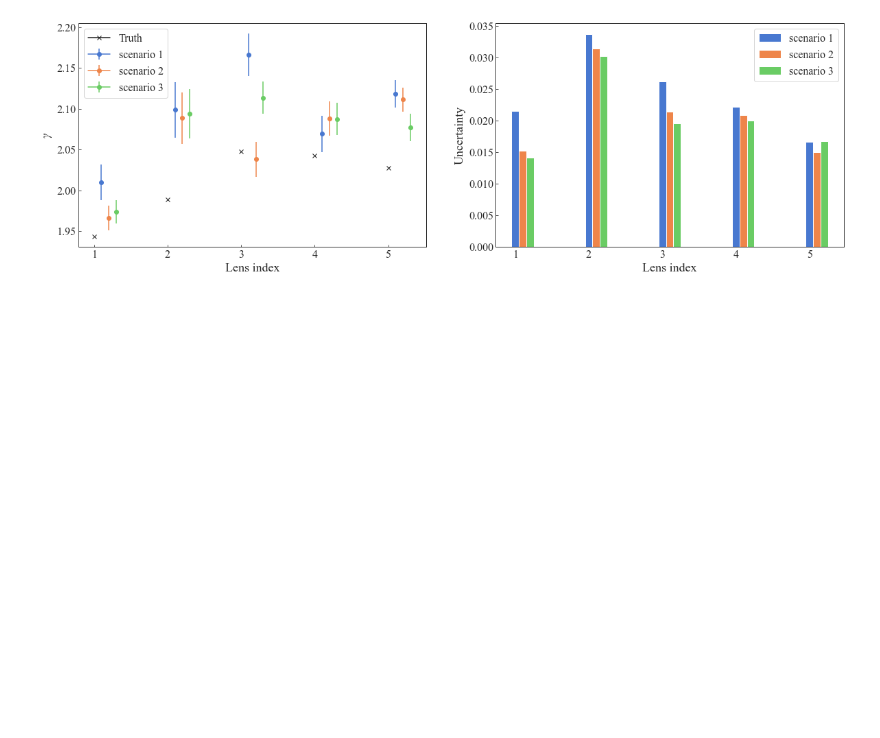
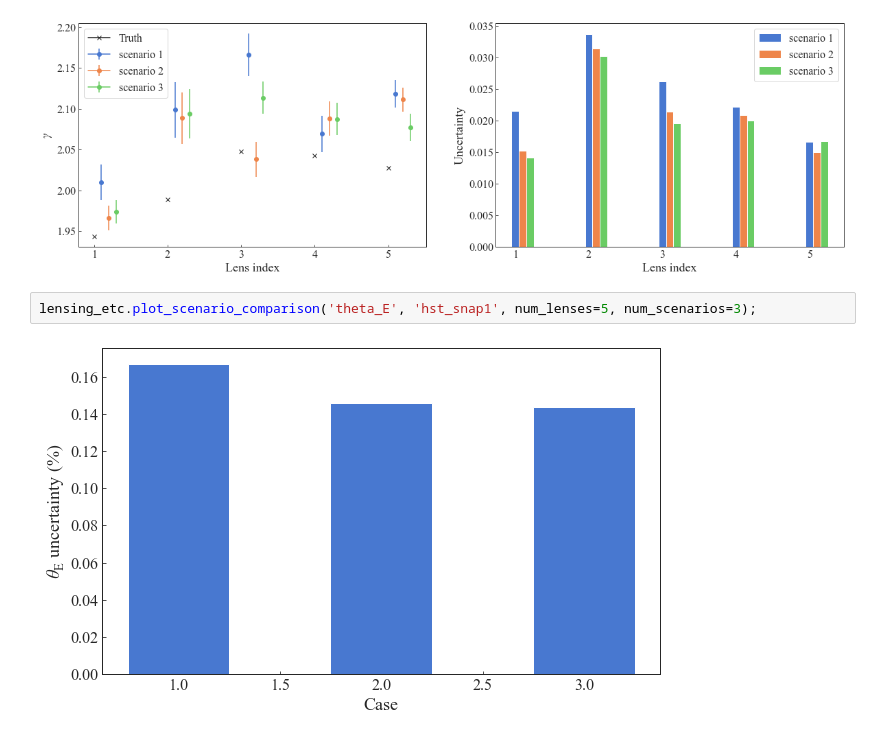
Before and after one commit to ajshajib/LensingETC, a Jupyter notebook: Lensing exposure time calculator.ipynb, the cells around one changed output. Saved outputs shown, nothing was run; the diff lists cells and outputs as text; blank space fills up the shorter version.

```diff
--- a/Lensing exposure time calculator.ipynb
+++ b/Lensing exposure time calculator.ipynb
@@ -352,3 +382,7 @@ lensing_etc.plot_parameter_posterior_comparison('theta_E', 'hst_snap1', 5, 3);
 lensing_etc.plot_parameter_posterior_comparison('gamma', 'hst_snap1', 5, 3);
 # %% [output]
 [figure]
+# %%
+lensing_etc.plot_scenario_comparison('theta_E', 'hst_snap1', num_lenses=5, num_scenarios=3);
+# %% [output]
+[figure, added]
```
Also changed, not shown: parts of 28 cells of this notebook.
